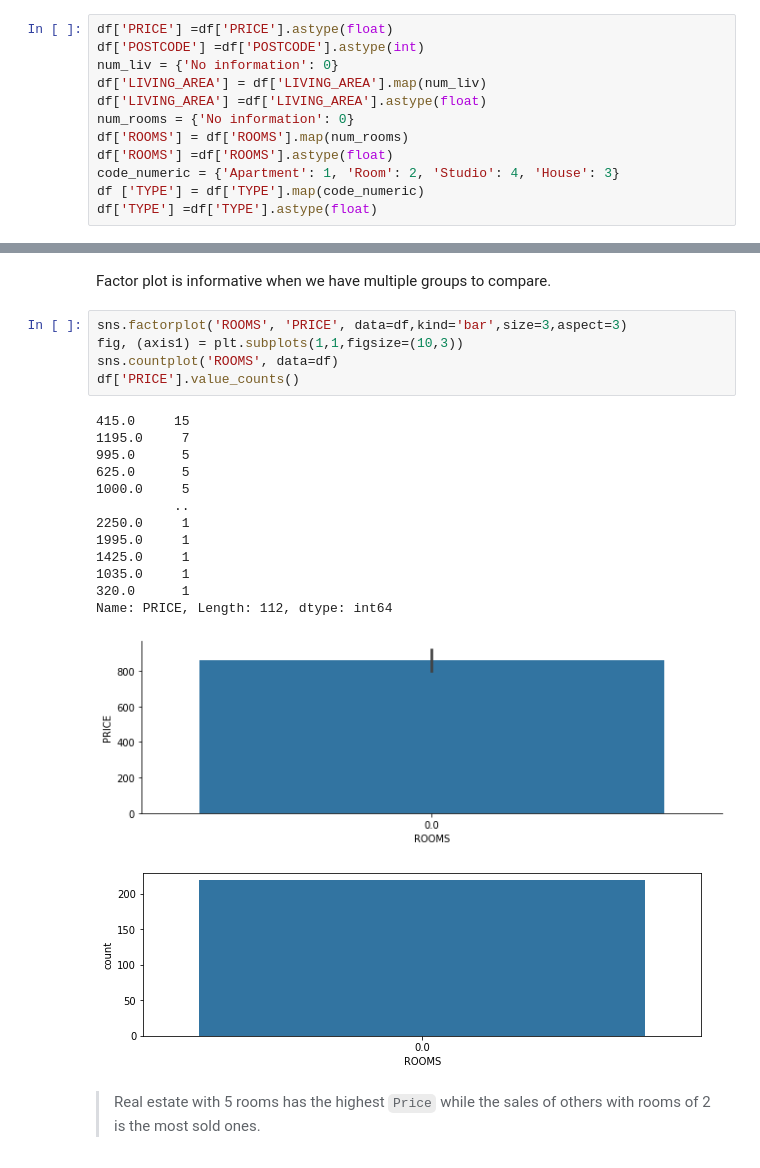
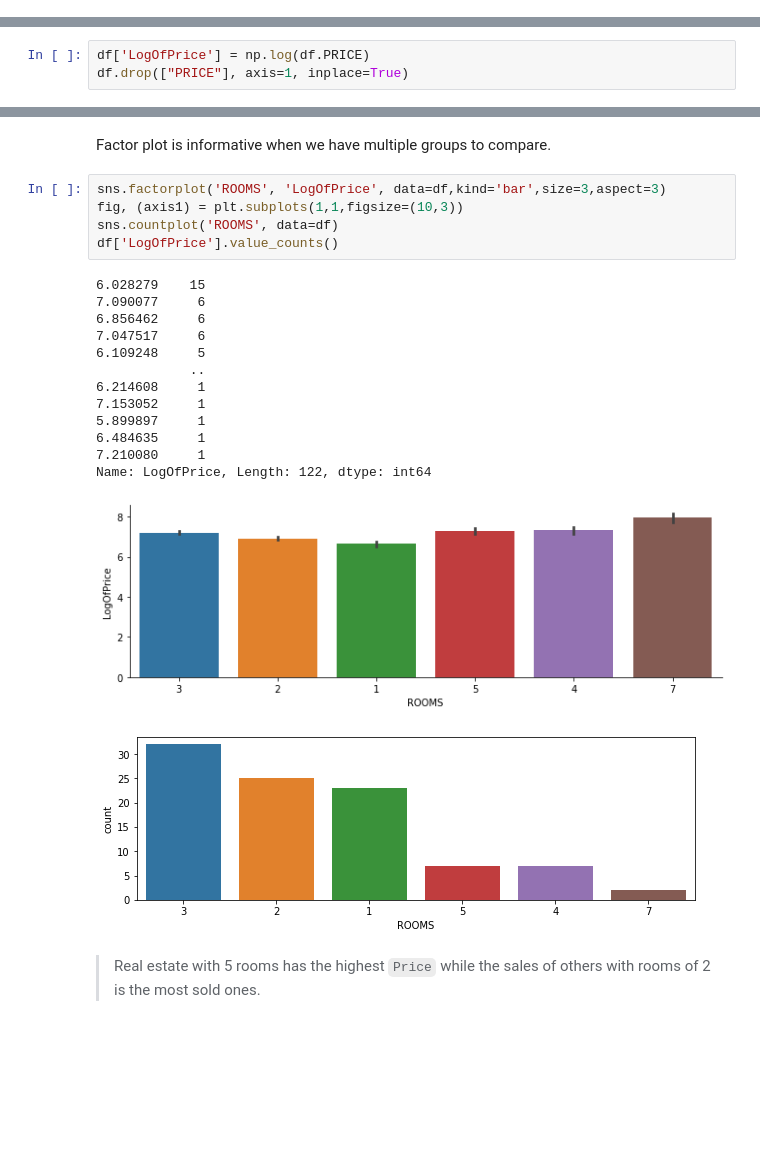
Before and after one commit to jaklin99/Hosing-Price-Predictor, a Jupyter notebook: HousingPredictor_Scrape_Final.ipynb, the cells around one changed output, grey strips where cells are left out. Saved outputs shown, nothing was run; the diff lists cells and outputs as text; blank space fills up the shorter version.

```diff
--- a/HousingPredictor_Scrape_Final.ipynb
+++ b/HousingPredictor_Scrape_Final.ipynb
@@ -419,12 +456,0 @@ df.fillna(0)
-# %%
-df['PRICE'] =df['PRICE'].astype(float)
-df['POSTCODE'] =df['POSTCODE'].astype(int)
-num_liv = {'No information': 0}
-df['LIVING_AREA'] = df['LIVING_AREA'].map(num_liv)
-df['LIVING_AREA'] =df['LIVING_AREA'].astype(float)
-num_rooms = {'No information': 0}
-df['ROOMS'] = df['ROOMS'].map(num_rooms)
-df['ROOMS'] =df['ROOMS'].astype(float)
-code_numeric = {'Apartment': 1, 'Room': 2, 'Studio': 4, 'House': 3}
-df ['TYPE'] = df['TYPE'].map(code_numeric)
-df['TYPE'] =df['TYPE'].astype(float)
@@ -458,6 +479,9 @@ sns.distplot(df['PRICE'])
 
 
 > **Normally distributed** means that the data is symmetric about the mean, showing that data near the mean are more frequent in occurrence than data far from the mean.
+# %%
+df['LogOfPrice'] = np.log(df.PRICE)
+df.drop(["PRICE"], axis=1, inplace=True)
 # %% [markdown]
 Reviewing the skewness of each feature
 # %%
@@ -476,25 +499,25 @@ dtype: float64
 # %% [markdown]
 Factor plot is informative when we have multiple groups to compare.
 # %%
-sns.factorplot('ROOMS', 'PRICE', data=df,kind='bar',size=3,aspect=3)
+sns.factorplot('ROOMS', 'LogOfPrice', data=df,kind='bar',size=3,aspect=3)
 fig, (axis1) = plt.subplots(1,1,figsize=(10,3))
 sns.countplot('ROOMS', data=df)
-df['PRICE'].value_counts()
+df['LogOfPrice'].value_counts()
 # %% [output]
-415.0     15
-1195.0     7
-995.0      5
-625.0      5
-1000.0     5
-          ..
-2250.0     1
-1995.0     1
-1425.0     1
-1035.0     1
-320.0      1
-Name: PRICE, Length: 112, dtype: int64
+6.028279    15
+7.090077     6
+6.856462     6
+7.047517     6
+6.109248     5
+            ..
+6.214608     1
+7.153052     1
+5.899897     1
+6.484635     1
+7.210080     1
+Name: LogOfPrice, Length: 122, dtype: int64
-[figure, old version]
+[figure, new version]
-[figure, old version]
+[figure, new version]
 # %% [markdown]
 > Real estate with 5 rooms has the  highest `Price` while the sales of others with rooms of 2 is the most sold ones.
 # %%
```
Also changed, not shown: parts of 77 cells of this notebook, 5 other files.
